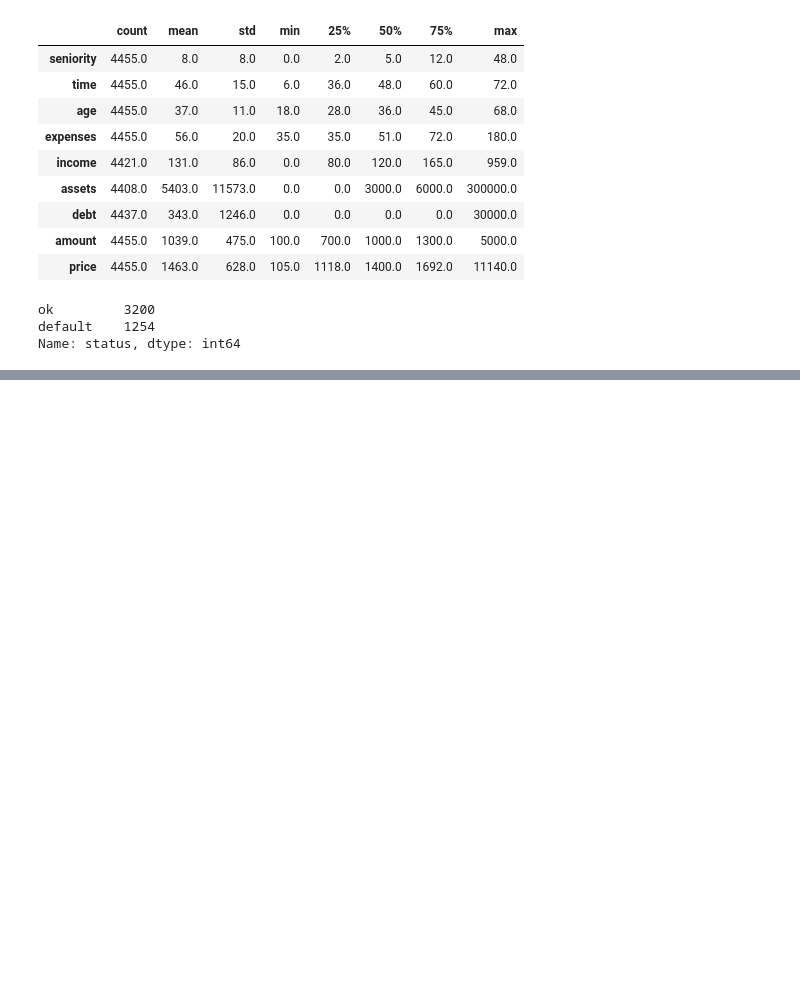
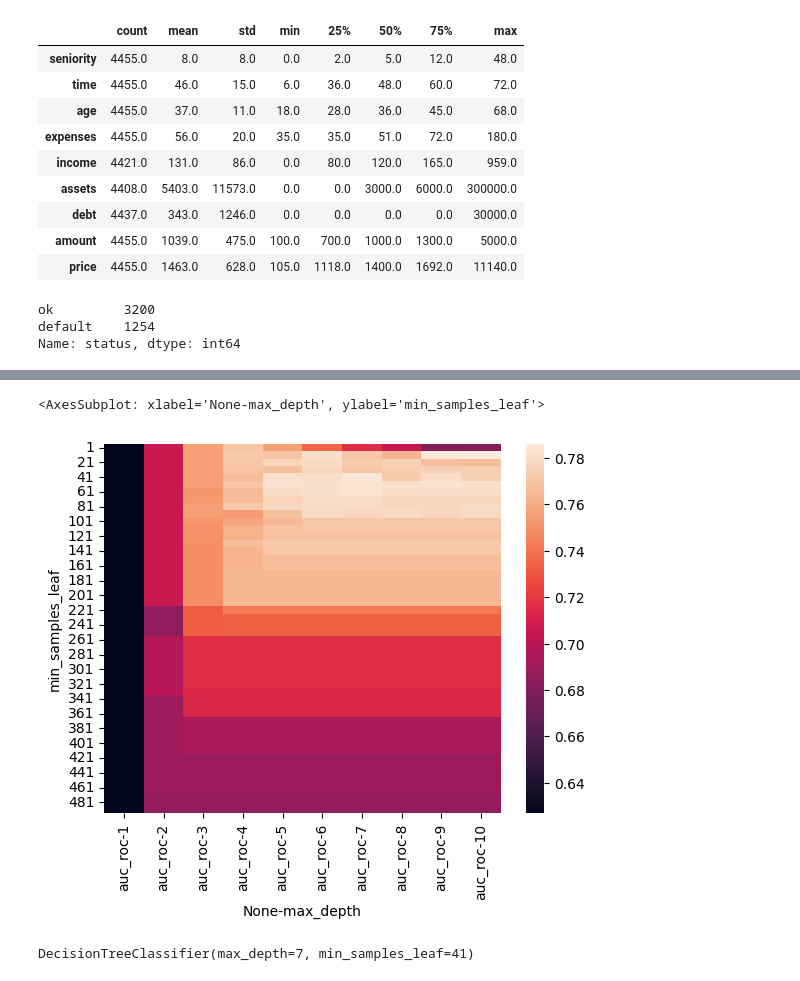
Before and after one commit to soumyadip-iimksp/machine-learning-zoomcamp, a Jupyter notebook: 06-decision-trees/decision_tree.ipynb, the cells around one changed output, grey strips where cells are left out. Saved outputs shown, nothing was run; the diff lists cells and outputs as text; code cells hidden in the pictures; blank space fills up the shorter version.

Commit message:
Decision tree and tree pruning

```diff
--- a/06-decision-trees/decision_tree.ipynb
+++ b/06-decision-trees/decision_tree.ipynb
@@ -148,0 +272,13 @@ Name: status, dtype: int64
+# %%
+depths = range(1, 11)
+
+for depth in depths:
+
+    dt = DecisionTreeClassifier(max_depth=depth)
+    dt.fit(X_train, y_train)
+    score_train = roc_auc_score(y_train, dt.predict_proba(X_train)[:,1])
+    score_val = roc_auc_score(y_val, dt.predict_proba(X_val)[:,1])
+    print(f"Depth: {depth}")
+    print(f"Train AUC ROC: {round(score_train, 4)}")
+    print(f"Val AUC ROC: {round(score_val, 4)}")
+    print("\n")
@@ -148,0 +303,18 @@ Name: status, dtype: int64
+# %%
+score = []
+depths = range(1, 11)
+sample_leafs = range(1, 500, 10)
+
+for depth in depths:
+    for leaf in sample_leafs:
+
+        dt = DecisionTreeClassifier(max_depth=depth, min_samples_leaf=leaf)
+        dt.fit(X_train, y_train)
+        score_train = roc_auc_score(y_train, dt.predict_proba(X_train)[:,1])
+        score_val = roc_auc_score(y_val, dt.predict_proba(X_val)[:,1])
+        print(f"Depth: {depth}")
+        print(f"Depth: {leaf}")
+        print(f"Train AUC ROC: {round(score_train, 4)}")
+        print(f"Val AUC ROC: {round(score_val, 4)}")
+        print("\n")
+        score.append((depth, leaf, score_val))
@@ -148,0 +339,6 @@ Name: status, dtype: int64
+# %%
+columns = ["max_depth", "min_samples_leaf", "auc_roc"]
+df_scores = pd.DataFrame(score, columns=columns)
+# %%
+df_scores_pivot = df_scores.pivot(index="min_samples_leaf", columns="max_depth", values=["auc_roc"])
+df_scores_pivot.round(3)
@@ -148,0 +365,10 @@ Name: status, dtype: int64
+# %%
+sns.heatmap(df_scores_pivot, annot=False, fmt=".3f")
+# %% [output]
+<AxesSubplot: xlabel='None-max_depth', ylabel='min_samples_leaf'>
+[figure, added]
+# %%
+dt = DecisionTreeClassifier(max_depth=7, min_samples_leaf=41)
+dt.fit(X_train, y_train)
+# %% [output]
+DecisionTreeClassifier(max_depth=7, min_samples_leaf=41)
```
Also changed, not shown: parts of 25 cells of this notebook.
